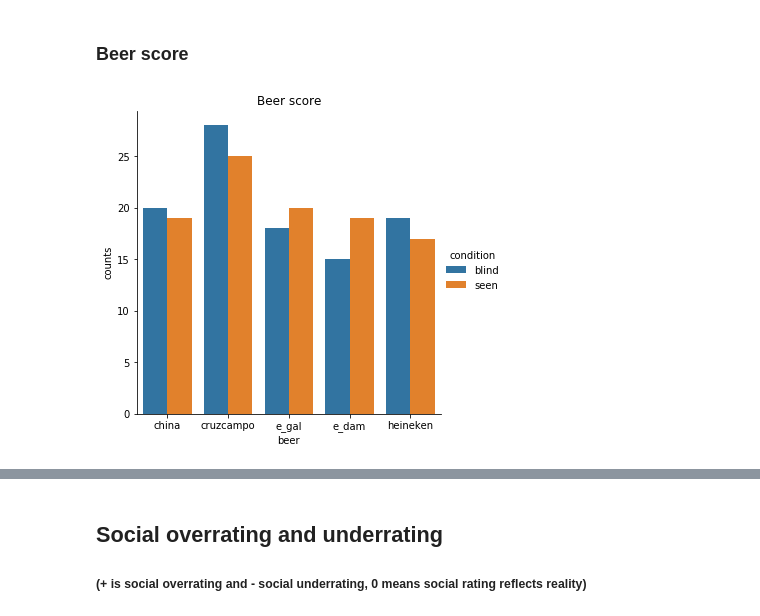
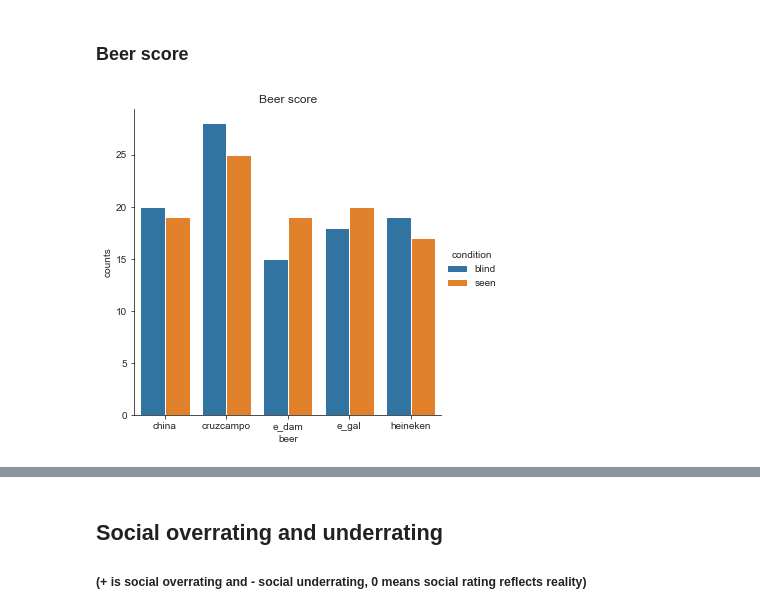
Before and after one commit to davidbestue/Retreat_2019, a Jupyter notebook: Beer_blind/beer_blind.ipynb, the cells around one changed output, grey strips where cells are left out. Cells and saved outputs as stored; diff of their text form; code cells hidden in the pictures.

```diff
--- a/Beer_blind/beer_blind.ipynb
+++ b/Beer_blind/beer_blind.ipynb
@@ -93,6 +93,8 @@ plt.show(block=False)
 ############
 ############## rank of beers by number of winning situations
 ############
+order_list = [ 'china', 'cruzcampo',  'e_dam',  'e_gal', 'heineken' ]
+
 
 blind_win=[]
 seen_win=[]
@@ -114,32 +116,32 @@ for i in range(0, len(df)):
 
 
 
 df['blind_win'] = blind_win
 df['seen_win'] = seen_win
 
 
 beers=[]
 counts_b=[]
 counts_s=[]
 for beer in df['blind_win'].unique():
     beers.append(beer)
     counts_b.append( df.loc[df.blind_win == beer, 'blind_win'].count())
     counts_s.append( df.loc[df.seen_win == beer, 'seen_win'].count())
 
 
 ##
 df_b = pd.DataFrame({ 'beer':beers, 'counts': counts_b})
 df_b['condition'] = 'blind'
 #
 df_s = pd.DataFrame({ 'beer':beers, 'counts': counts_s})
 df_s['condition'] = 'seen'
 
 df_b_s = pd.concat([df_b, df_s])
 
 
 
-sns.factorplot(x='beer', y='counts', hue='condition', kind='bar', data=df_b_s)
+sns.factorplot(x='beer', y='counts', hue='condition', kind='bar', hue_order = ['blind', 'seen'], order=order_list, data=df_b_s)
 plt.title('Beer score')
 plt.show(block=False)
 # %% [output]
-[figure, old version]
+[figure, new version]
```
Also changed, not shown: parts of 3 cells of this notebook.
